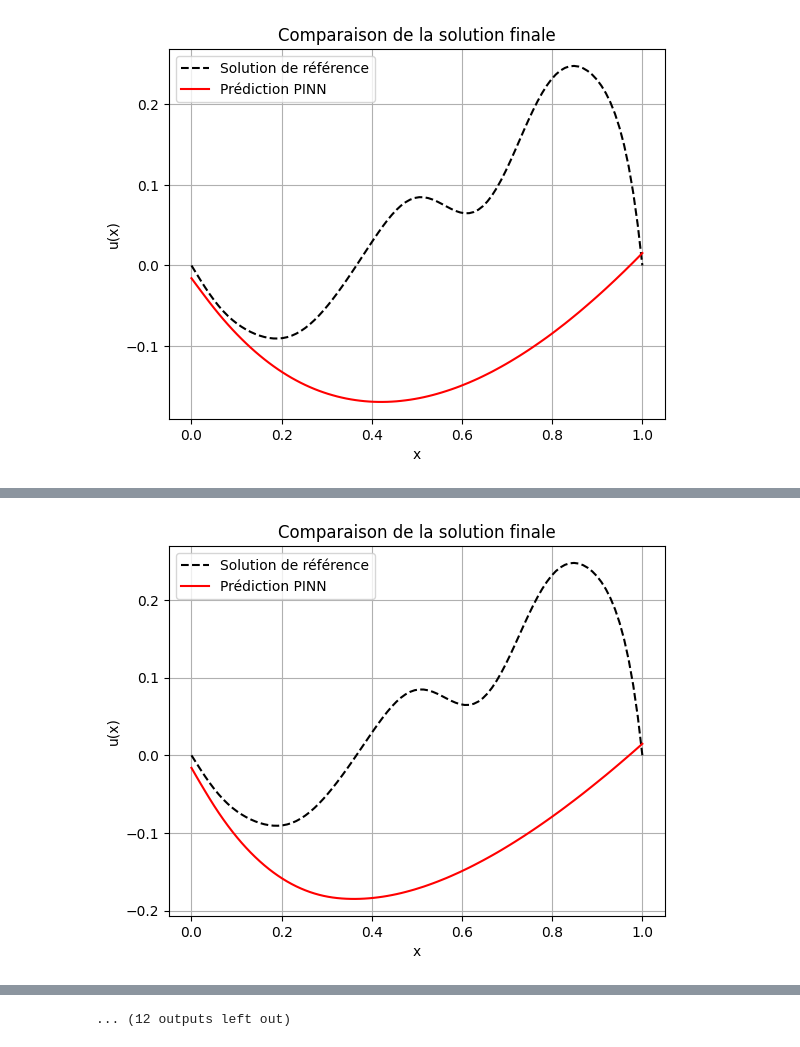
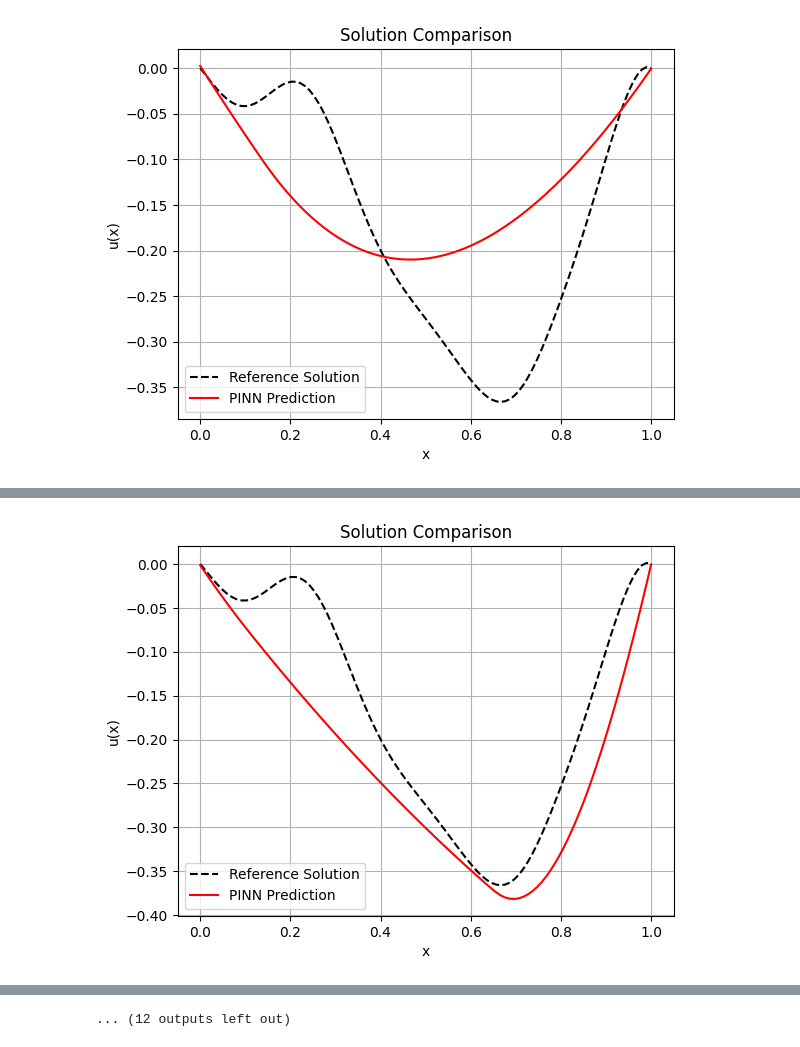
Before and after one commit to janisaiad/summerschool, a Jupyter notebook: notebooks/janis/naive_pinn.ipynb, the cells around one changed output, grey strips where cells are left out. Saved outputs shown, nothing was run; the diff lists cells and outputs as text; code cells hidden in the pictures.

```diff
--- a/notebooks/janis/naive_pinn.ipynb
+++ b/notebooks/janis/naive_pinn.ipynb
@@ -28,16 +28,16 @@ from sciml.data.preprocessing.process_given_dataset import get_mu_xs_sol
 def create_pinn_model():
     """Un modèle Keras simple et standard."""
     inputs = tf.keras.Input(shape=(1,))
-    x_ = tf.keras.layers.Dense(256, activation='elu')(inputs)
-    x_ = tf.keras.layers.Dense(256, activation='elu')(x_)
+    x_ = tf.keras.layers.Dense(512, activation='elu')(inputs)
+    x_ = tf.keras.layers.Dense(512, activation='elu')(x_)
     outputs = tf.keras.layers.Dense(1)(x_)
     return tf.keras.Model(inputs=inputs, outputs=outputs)
 
 # --- 2. Chargement et préparation des données ---
 # nous chargeons les données et prenons seulement la première fonction
 all_mus, _, all_sols = get_mu_xs_sol(folder_path='/home/janis/SCIML/summerschool/data/benchmarks/given/', type=0.2, training=True)
-mu_func = all_mus[0]
-sol_func = all_sols[0]
+mu_func = all_mus[1]
+sol_func = all_sols[1]
 
 # nous définissons le domaine spatial x et nous nous assurons que tout est en float32
 x = tf.linspace(0., 1., 100)
@@ -85,12 +85,12 @@ for epoch in range(2001): # 2000 époques
     optimizer.apply_gradients(zip(grads, model.trainable_variables))
 
     if epoch % 200 == 0:
-        # nous calculons la perte l2 juste pour l'afficher, elle n'est pas utilisée pour l'entraînement
+        # we compute l2 loss just for display, it's not used for training
         l2_loss = tf.reduce_mean(tf.square(u_pred - sol_tensor))
-        print(f"Époque {epoch:4d}, Perte PINN: {total_loss:.6f}, Perte L2: {l2_loss:.6f}")
-        plt.plot(x.numpy(), sol_tensor.numpy(), 'k--', label='Solution de référence')
-        plt.plot(x.numpy(), u_pred.numpy(), 'r-', label='Prédiction PINN')
-        plt.title("Comparaison de la solution finale")
+        print(f"Epoch {epoch:4d}, PINN Loss: {total_loss:.6f}, L2 Loss: {l2_loss:.6f}")
+        plt.plot(x.numpy(), sol_tensor.numpy(), 'k--', label='Reference Solution')
+        plt.plot(x.numpy(), u_pred.numpy(), 'r-', label='PINN Prediction')
+        plt.title("Solution Comparison")
         plt.xlabel("x")
         plt.ylabel("u(x)")
         plt.legend()
@@ -124 +124 @@ Début de l'entraînement...
-[figure, old version]
+[figure, new version]
@@ -126 +126 @@ Début de l'entraînement...
-[figure, old version]
+[figure, new version]
```
Also changed, not shown: parts of 1 cell of this notebook, 1 other file.
